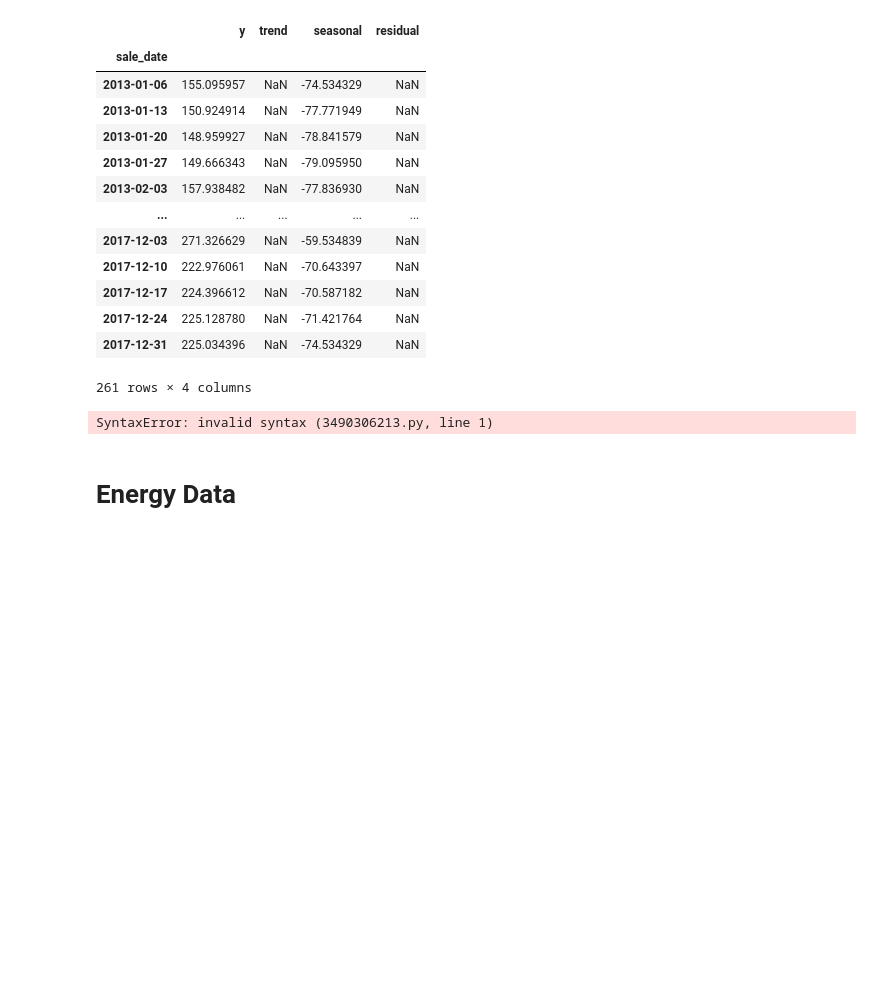
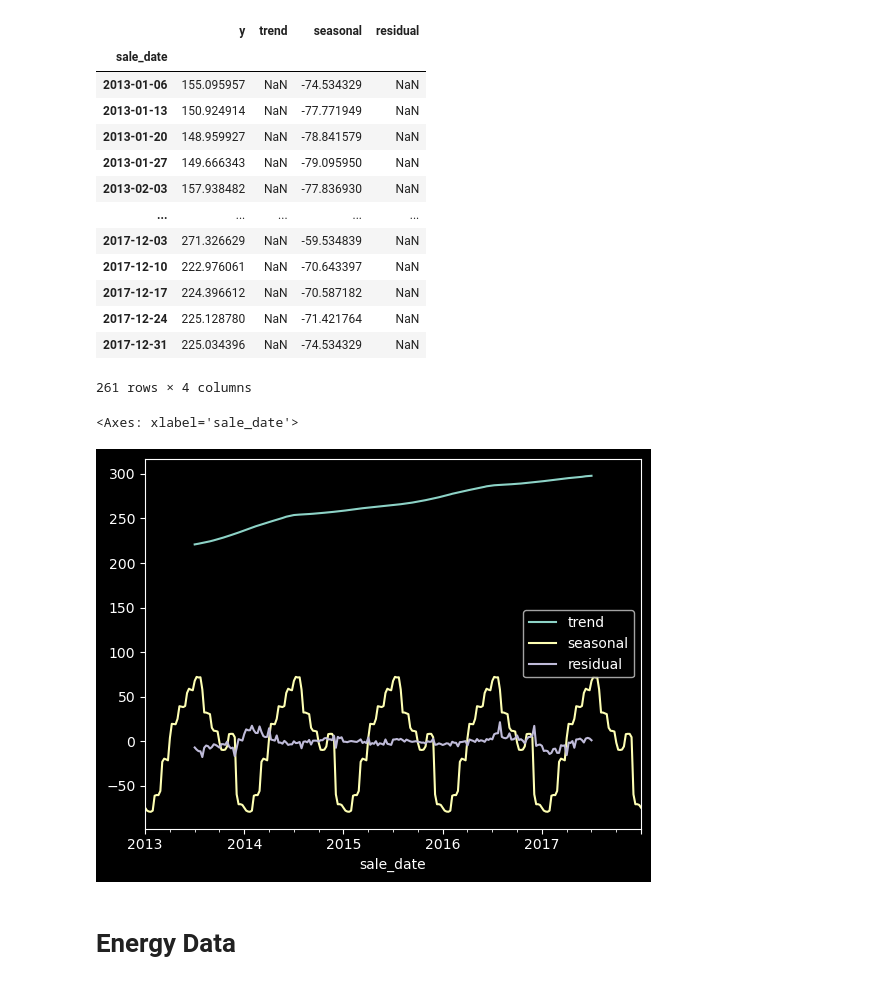
Before and after one commit to Ramiro-Lopez/time-series-exercises, a Jupyter notebook: explore.ipynb, the cells around one changed output. Cells and saved outputs as stored; diff of their text form; code cells hidden in the pictures; blank space fills up the shorter version.

```diff
--- a/explore.ipynb
+++ b/explore.ipynb
@@ -600,10 +399,11 @@ decomposition
 | 2017-12-24 | 225.128780 | NaN | -71.421764 | NaN |
 | 2017-12-31 | 225.034396 | NaN | -74.534329 | NaN |
 261 rows × 4 columns
-# %%
-decomposition[]
-# %% [output]
-SyntaxError: invalid syntax (3490306213.py, line 1)
+# %%
+decomposition[['trend', 'seasonal', 'residual']].plot()
+# %% [output]
+<Axes: xlabel='sale_date'>
+[figure, added]
 # %% [markdown]
 # Energy Data
 # %%
```
Also changed, not shown: parts of 42 cells of this notebook.
